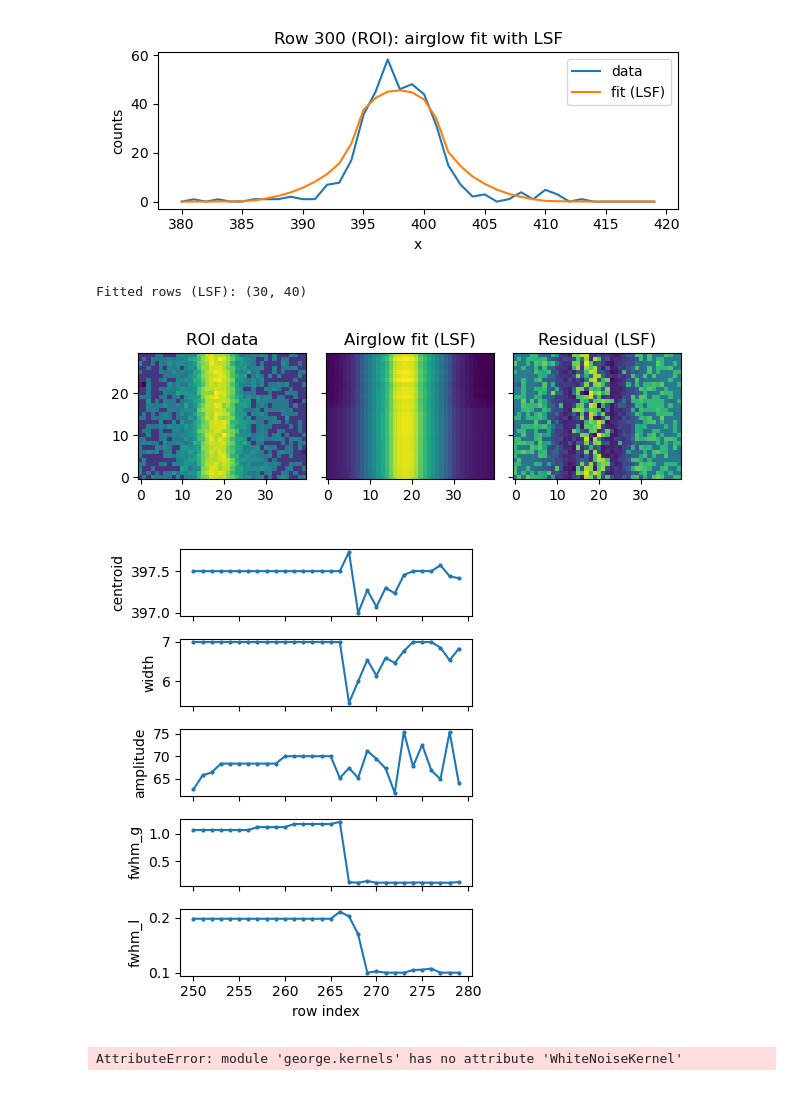
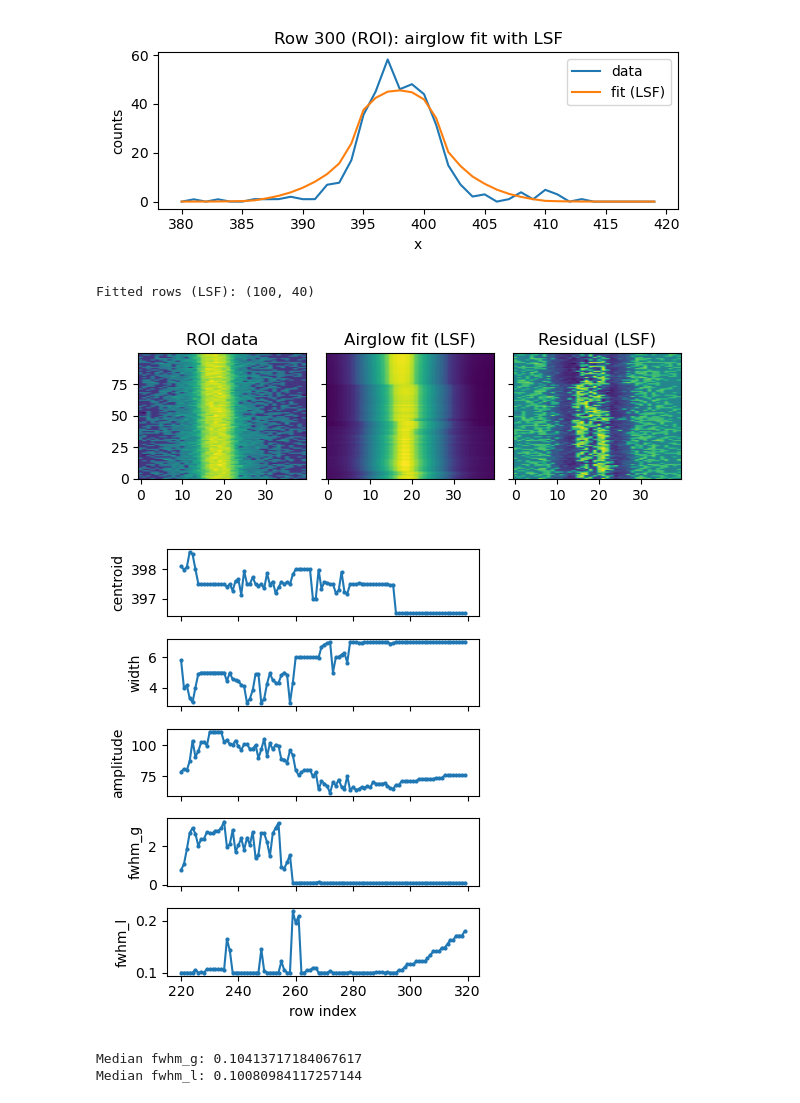
Before and after one commit to parkus/airglow, a Jupyter notebook: notebooks/00_systematics_2d_dev.ipynb, the cells around one changed output. Drawn from its saved outputs; the diff is of its cells as text; code cells hidden in the pictures.

```diff
--- a/notebooks/00_systematics_2d_dev.ipynb
+++ b/notebooks/00_systematics_2d_dev.ipynb
@@ -159,7 +152,7 @@ Fitted rows: (50, 40)
 roi_data = sci[roi_y0:roi_y1, roi_x0:roi_x1]
 residual = roi_data - roi_fit
 
-fig, axes = plt.subplots(3,1, figsize=(6,2), sharex=True, sharey=True)
+fig, axes = plt.subplots(1,3, figsize=(6,2), sharex=True, sharey=True)
 
 for ax, img, title in zip(
     axes,
@@ -242,8 +235,8 @@ plt.tight_layout()
 # %%
 # try fitting a smaller range to see if the end still goes wild
 # %%
-roi_y0 = 250
-roi_y1 = 280
+roi_y0 = 220
+roi_y1 = 320
 
 rows = sci[roi_y0:roi_y1]
 row_indices = np.arange(roi_y0, roi_y1)
@@ -351,6 +344,13 @@ Fit params (LSF): [3.96997677e+02 7.99480274e+00 6.11358205e+01 5.17123931e-01
 # %%
 # Fit airglow model across ROI rows (with LSF)
 import psf_lsf
+
+roi_y0 = 220
+roi_y1 = 320
+
+rows = sci[roi_y0:roi_y1]
+row_indices = np.arange(roi_y0, roi_y1)
+dq_rows = dq[roi_y0:roi_y1]
 
 lsf_offsets, lsf_vals = psf_lsf.load_lsf(name="G140M_1200", aperture="52x0.2")
 _, lsf_kernel = psf_lsf.resample_lsf(lsf_offsets, lsf_vals, step=1.0)
@@ -370,26 +370,29 @@ fit_results_lsf = models.fit_airglow_rows(
 roi_fit_lsf = fit_results_lsf["fits"]
 print("Fitted rows (LSF):", roi_fit_lsf.shape)
 # %% [output]
-Fitted rows (LSF): (30, 40)
+Fitted rows (LSF): (100, 40)
 # %%
 # Plot original ROI, LSF-fit image, and difference
+rows = sci[roi_y0:roi_y1]
+row_indices = np.arange(roi_y0, roi_y1)
+
 roi_data = sci[roi_y0:roi_y1, roi_x0:roi_x1]
 residual_lsf = roi_data - roi_fit_lsf
 
 fig, axes = plt.subplots(1,3, figsize=(6,2), sharex=True, sharey=True)
 
 for ax, img, title in zip(
     axes,
     [roi_data, roi_fit_lsf, residual_lsf],
     ["ROI data", "Airglow fit (LSF)", "Residual (LSF)"],
 ):
     disp = np.cbrt(img)
     ax.imshow(disp, origin="lower", aspect="auto")
     ax.set_title(title)
 
 plt.tight_layout()
 # %% [output]
-[figure, old version]
+[figure, new version]
 # %%
 # Plot LSF-fit parameters vs row index
 params_lsf = fit_results_lsf["params"]
@@ -402,14 +405,14 @@ for i, (ax, label) in enumerate(zip(axes, labels)):
 axes[-1].set_xlabel("row index")
 plt.tight_layout()
 # %% [output]
-[figure, old version]
+[figure, new version]
 # %%
 # GP fit for airglow parameters vs row index
 # Use row-by-row fits (non-LSF) from fit_results
 reload(models)
 
 row_x = row_indices
-params = fit_results["params"]
+params = fit_results_lsf["params"]
 centroid = params[:, 0]
 width = params[:, 1]
 amplitude = params[:, 2]
@@ -417,16 +420,20 @@ amplitude = params[:, 2]
 median_fwhm_g = np.nanmedian(params[:, 3])
 median_fwhm_l = np.nanmedian(params[:, 4])
 
-smoothing = 3.0  # larger = smoother
+# you kinda have to set the smoothing manually, because its affected by signal amplitude
+smoothing_centroid = 10.0  # larger = smoother
+smoothing_width = 10.0
+smoothing_amplitude = 10.0
 
-_, centroid_gp, _ = models.fit_gp_1d(row_x, centroid, smoothing=smoothing, fit_white_noise=True)
-_, width_gp, _ = models.fit_gp_1d(row_x, width, smoothing=smoothing, fit_white_noise=True)
-_, amplitude_gp, _ = models.fit_gp_1d(row_x, amplitude, smoothing=smoothing, fit_white_noise=True)
+_, centroid_gp = models.fit_gp_1d(row_x, centroid, smoothing=smoothing_centroid, white_noise=1e-3, fit_white_noise=False)
+_, width_gp = models.fit_gp_1d(row_x, width, smoothing=smoothing_width, white_noise=0.1, fit_white_noise=False)
+_, amplitude_gp = models.fit_gp_1d(row_x, amplitude, smoothing=smoothing_amplitude, white_noise=0.1, fit_white_noise=False)
 
 print("Median fwhm_g:", median_fwhm_g)
 print("Median fwhm_l:", median_fwhm_l)
 # %% [output]
-AttributeError: module 'george.kernels' has no attribute 'WhiteNoiseKernel'
+Median fwhm_g: 0.10413717184067617
+Median fwhm_l: 0.10080984117257144
 # %%
 # Plot GP fits vs raw parameters
 fig, axes = plt.subplots(3, 1, figsize=(4, 5), sharex=True)
```
Also changed, not shown: parts of 10 cells of this notebook, 1 other file.
